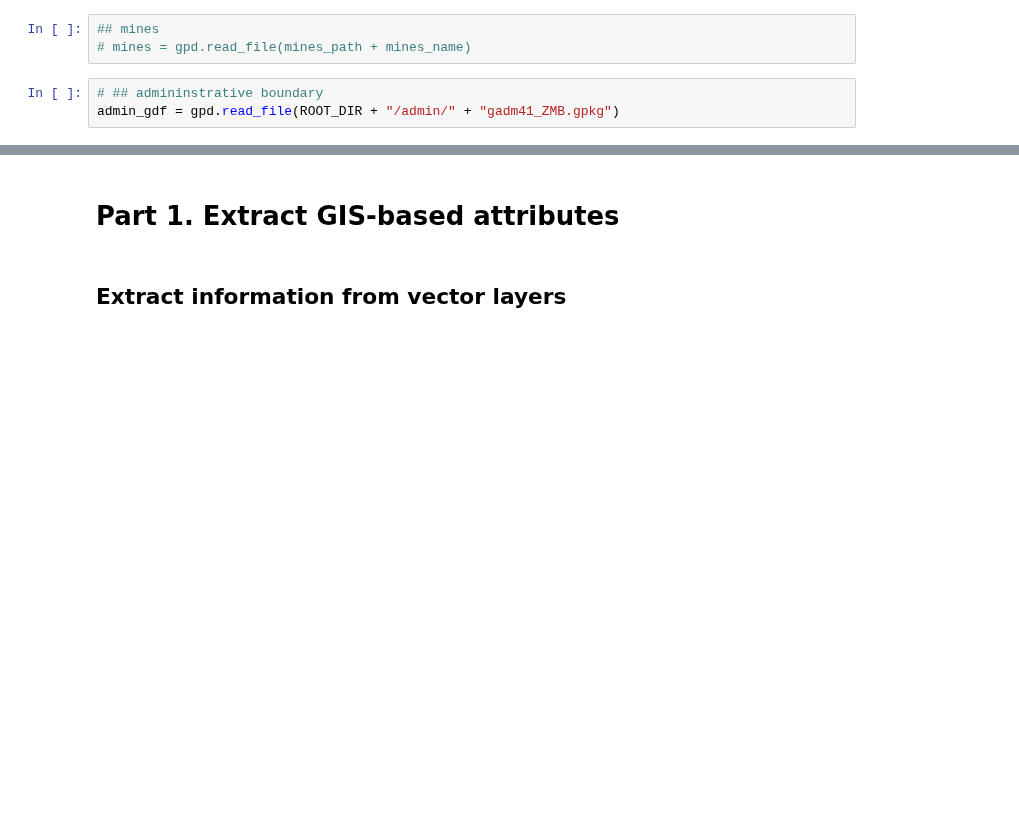
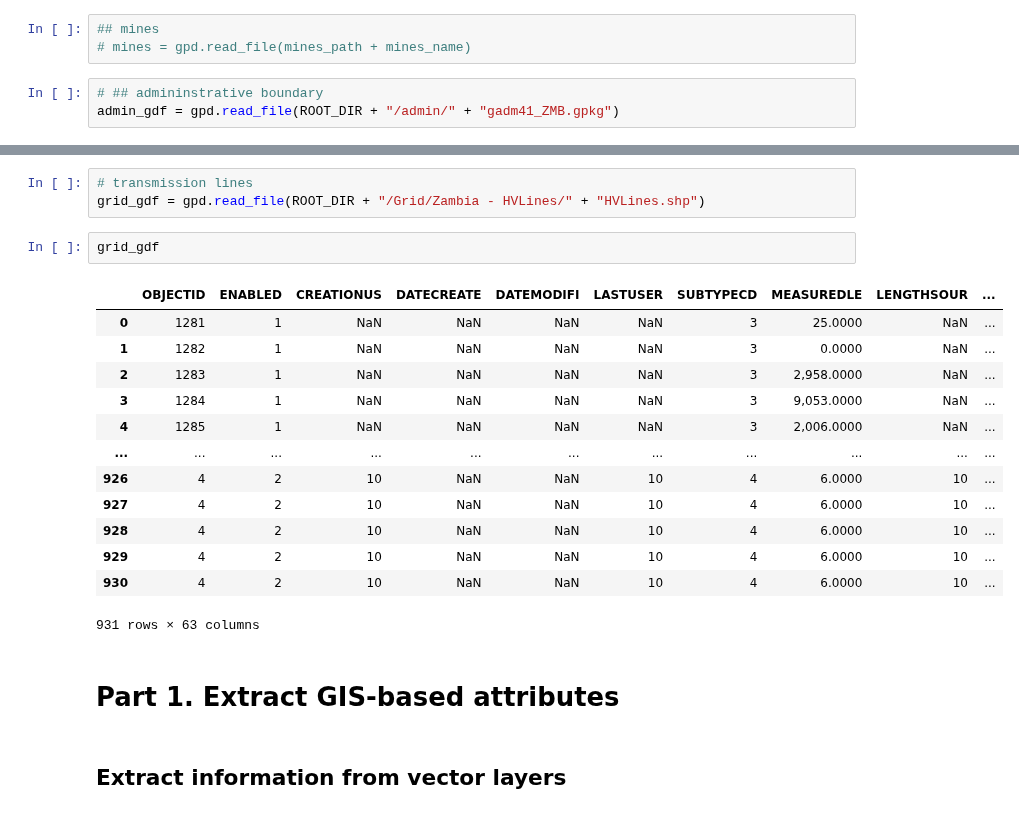
Before and after one commit to ariane-millot/EDeMOS, a Jupyter notebook: Industry/IndustryDemand.ipynb, the cells around one changed output, grey strips where cells are left out. Saved outputs shown, nothing was run; the diff lists cells and outputs as text; blank space fills up the shorter version.

```diff
--- a/Industry/IndustryDemand.ipynb
+++ b/Industry/IndustryDemand.ipynb
@@ -131,3 +147,22 @@ admin_gdf = gpd.read_file(ROOT_DIR + "/admin/" + "gadm41_ZMB.gpkg")
+# %%
+# transmission lines
+grid_gdf = gpd.read_file(ROOT_DIR + "/Grid/Zambia - HVLines/" + "HVLines.shp")
+# %%
+grid_gdf
+# %% [output]
+|  | OBJECTID | ENABLED | CREATIONUS | DATECREATE | DATEMODIFI | LASTUSER | SUBTYPECD | MEASUREDLE | LENGTHSOUR | ... |
+| 0 | 1281 | 1 | NaN | NaN | NaN | NaN | 3 | 25.0000 | NaN | ... |
+| 1 | 1282 | 1 | NaN | NaN | NaN | NaN | 3 | 0.0000 | NaN | ... |
+| 2 | 1283 | 1 | NaN | NaN | NaN | NaN | 3 | 2,958.0000 | NaN | ... |
+| 3 | 1284 | 1 | NaN | NaN | NaN | NaN | 3 | 9,053.0000 | NaN | ... |
+| 4 | 1285 | 1 | NaN | NaN | NaN | NaN | 3 | 2,006.0000 | NaN | ... |
+| ... | ... | ... | ... | ... | ... | ... | ... | ... | ... | ... |
+| 926 | 4 | 2 | 10 | NaN | NaN | 10 | 4 | 6.0000 | 10 | ... |
+| 927 | 4 | 2 | 10 | NaN | NaN | 10 | 4 | 6.0000 | 10 | ... |
+| 928 | 4 | 2 | 10 | NaN | NaN | 10 | 4 | 6.0000 | 10 | ... |
+| 929 | 4 | 2 | 10 | NaN | NaN | 10 | 4 | 6.0000 | 10 | ... |
+| 930 | 4 | 2 | 10 | NaN | NaN | 10 | 4 | 6.0000 | 10 | ... |
+931 rows × 63 columns
 # %% [markdown]
 # Part 1. Extract GIS-based attributes
 # %% [markdown]
```
Also changed, not shown: parts of 2 cells of this notebook, 1 other file.
